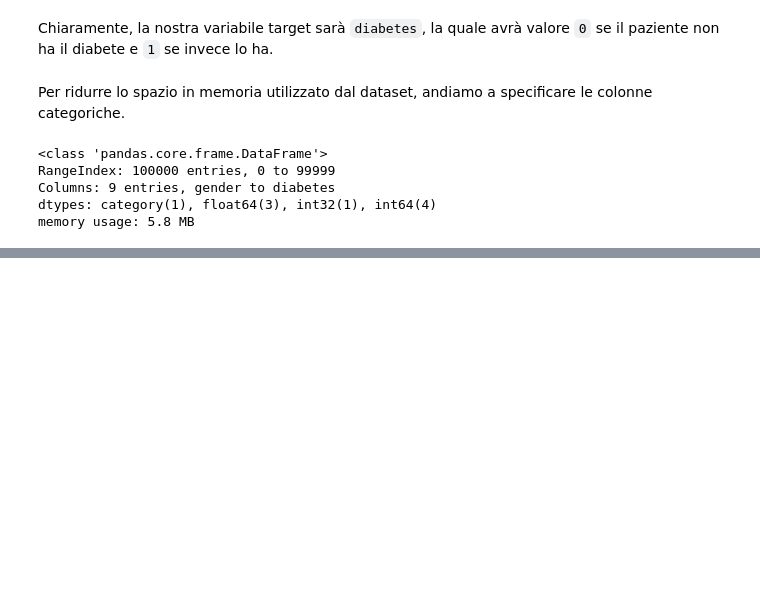
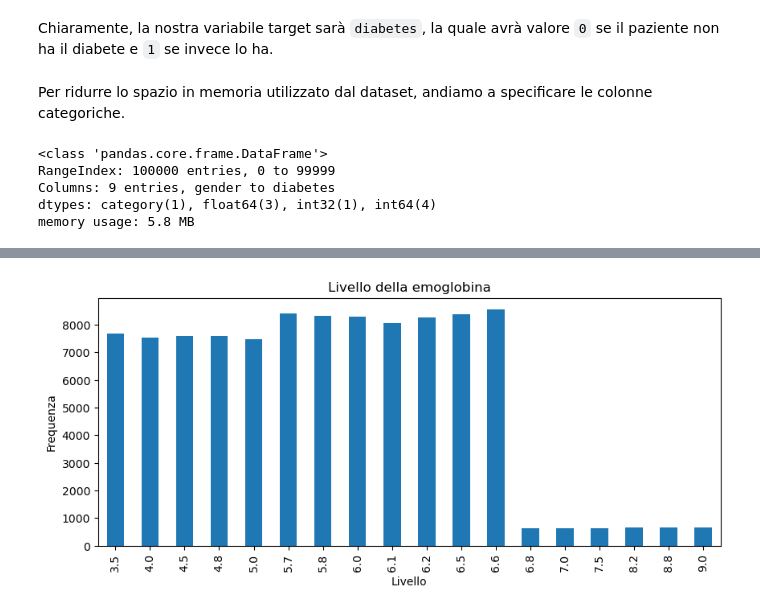
Before and after one commit to LorenzoRigoni/DIA24-Diabetes-Prediction, a Jupyter notebook: Diabetes_prediction.ipynb, the cells around one changed output, grey strips where cells are left out. Cells and saved outputs as stored; diff of their text form; code cells hidden in the pictures; blank space fills up the shorter version.

```diff
--- a/Diabetes_prediction.ipynb
+++ b/Diabetes_prediction.ipynb
@@ -96,0 +144,8 @@ memory usage: 5.8 MB
+# %%
+patients['HbA1c_level'].value_counts().sort_index().plot.bar(figsize=(10, 4))
+plt.title("Livello della emoglobina")
+plt.xlabel("Livello")
+plt.ylabel("Frequenza")
+plt.show();
+# %% [output]
+[figure, added]
```
Also changed, not shown: parts of 9 cells of this notebook.
